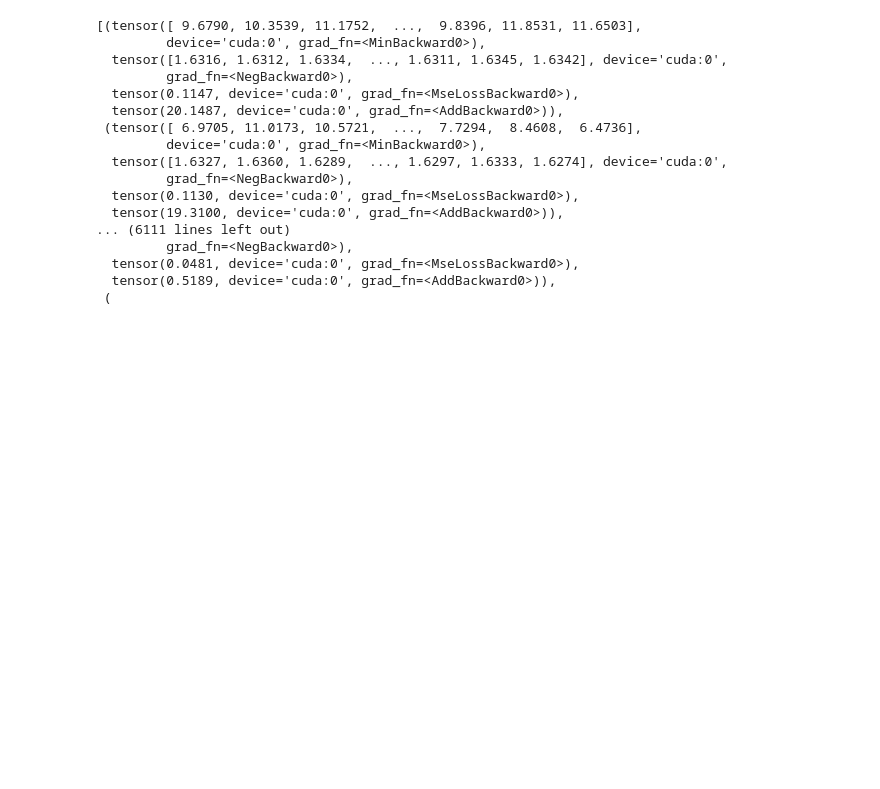
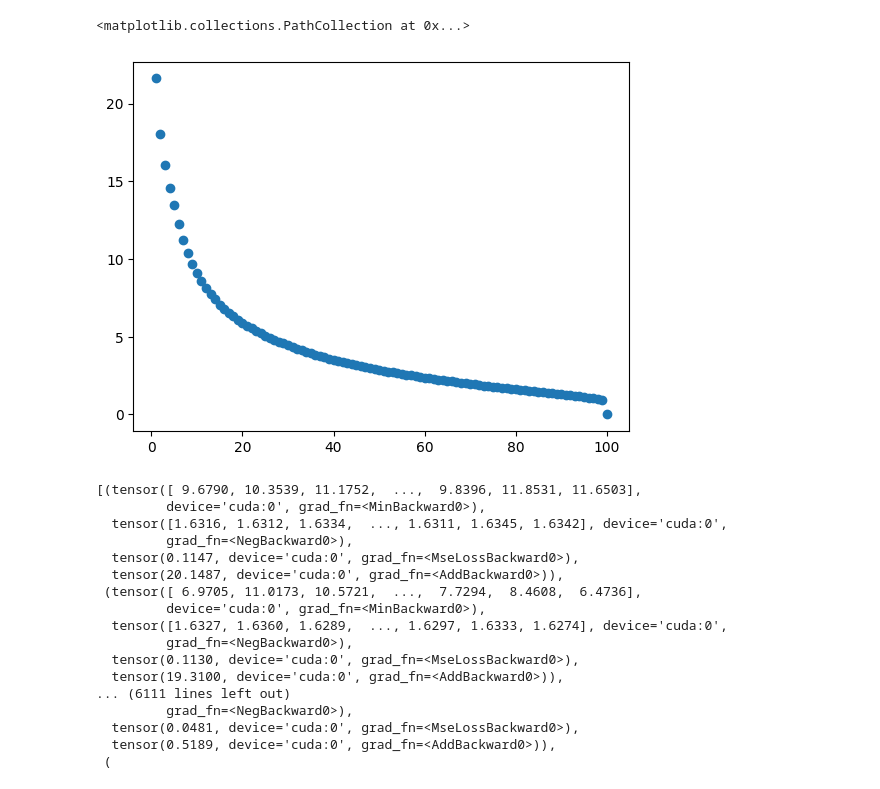
Before and after one commit to kenn50/Geometric-Deep-Learning, a Jupyter notebook: experiments/CAE_TEST.ipynb, the cells around one changed output. Saved outputs shown, nothing was run; the diff lists cells and outputs as text; code cells hidden in the pictures; blank space fills up the shorter version.

```diff
--- a/experiments/CAE_TEST.ipynb
+++ b/experiments/CAE_TEST.ipynb
@@ -51,3 +50,11 @@ for i in range(100):
+# %%
+np_lst = np.array(lst)
+means = np.mean(np_lst, axis=0)
+
+plt.scatter(range(1, 101), means)
+# %% [output]
+<matplotlib.collections.PathCollection at 0x...>
+[figure, added]
 # %%
 cae = A_CAE.CAE(784, 32, 10, 128, 128, 10, 5)
 A_CAE.train_cae(num_epochs=30, x_train_loader=X_loader, network=cae, device=device)
```
Also changed, not shown: parts of 3 cells of this notebook, 7 other files.
